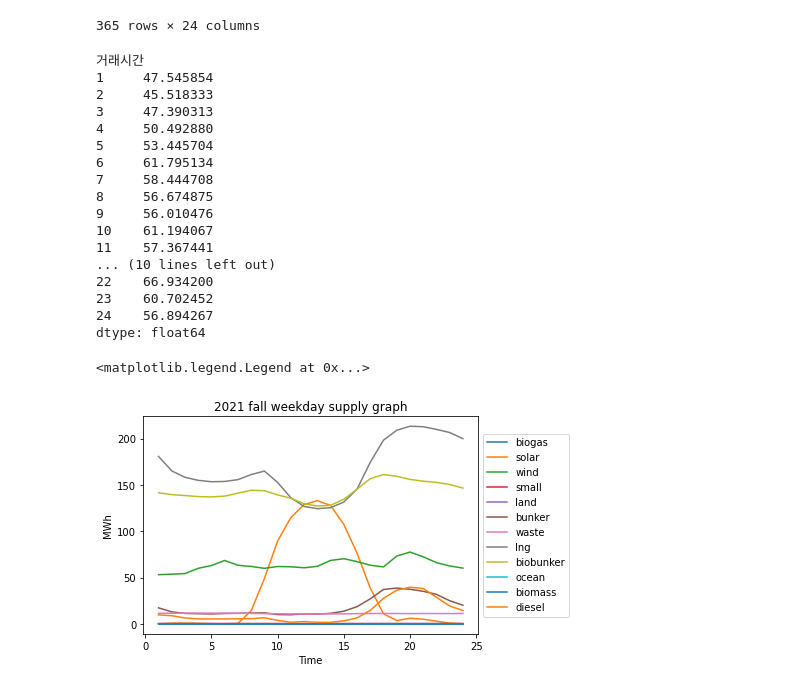
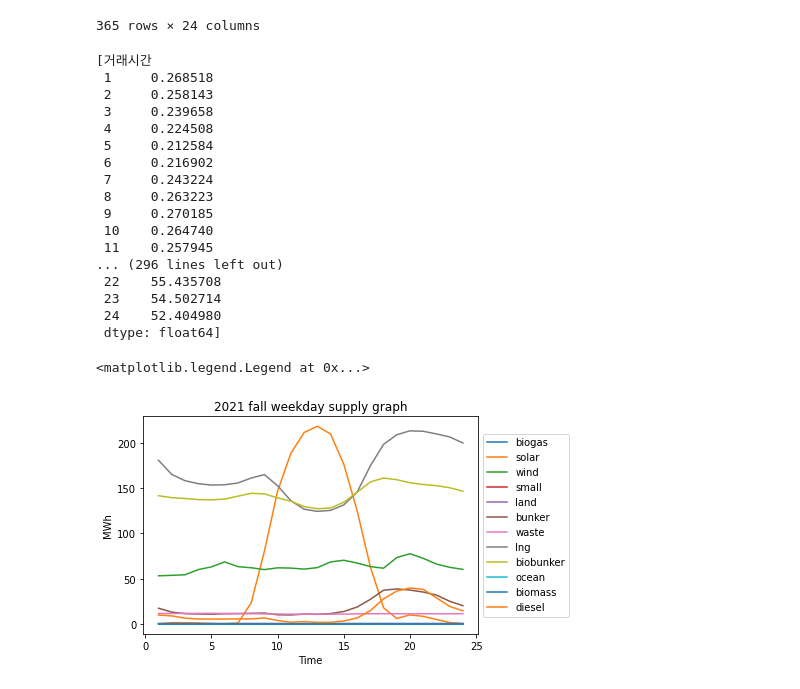
Before and after one commit to Koderjoon/Forecasting-Oversupply-of-Electricity, a Jupyter notebook: 제주.ipynb, the cells around one changed output. Cells and saved outputs as stored; diff of their text form; code cells hidden in the pictures.

```diff
--- a/제주.ipynb
+++ b/제주.ipynb
@@ -14,7 +14,8 @@ demand = pd.read_csv("한국전력거래소_시간별 제주 전력수요량_202
 # %%
+#column의 이름을 ['1시', '2시', '3시',...] 에서 [1,2,3...]으로 바꾸기 위한 코드
 name = {}
 for i in range(24):
-    name['{}시'.format(i+1)] = i+1
+    name[f'{i+1}시'] = i+1 #name = {'0시':0, '1시':1, '2시':2, .... ,'23시':23}
 
 demand = demand.rename(columns = name)
 # %%
@@ -48,14 +63,17 @@ dtype: float64
 # %%
-#ppa, 자가용 고려 -> 태양광*1.641688, 풍력의 경우 PPA, 자가용 거래량은 0
-renewable['태양광+풍력'] = renewable['제주태양광 총발전량(MWh)']*1.641688 +renewable['제주풍력 총발전량(MWh)']#ppa, 자가용 고려 -> 태양광*1.641688
-renewable = renewable.loc[renewable.index<='2021-12-31',['거래시간','태양광+풍력']]
-a = renewable.sort_index().groupby(["거래시간"]).head(365)
-final_renewable = a.pivot(columns = '거래시간', values = "태양광+풍력")
+#ppa, 자가용 고려 -> 태양광*1.6417246, 풍력의 경우 PPA, 자가용 거래량은 0
+renewable['태양광+풍력'] = renewable['제주태양광 총발전량(MWh)']*1.6417246 +renewable['제주풍력 총발전량(MWh)']
+rnw_2021 = renewable.loc[renewable.index<='2021-12-31',['거래시간','태양광+풍력']]
+
+#reshaping
+a = rnw_2021.sort_index().groupby(["거래시간"]).head(365)
+final_renewable = rnw_2021.pivot(columns = '거래시간', values = "태양광+풍력")
 
 col={}
 for i in range(24):
     col[i] = i+1
 
+#태양광 발전+풍력 발전량
 final_renewable = final_renewable.rename(columns = col)
 # %%
 demand = demand.set_index(final_renewable.index)
@@ -152,10 +170,11 @@ sup_dict = {
     "biomass" : supply[(supply.index<='2021-12-31')&(supply['연료원']=='바이오매스')],
     "diesel" : supply[(supply.index<='2021-12-31')&(supply['연료원']=='경유')]
 }
-sup_list = ['biogas','solar', 'wind', \
+sup_list_before_hvdc = ['biogas','solar', 'wind', \
+            'small', 'land', 'bunker', 'waste', 'lng', "biobunker", 'ocean', 'biomass', "diesel"]
+sup_list = ['HVDC','biogas','solar', 'wind', \
             'small', 'land', 'bunker', 'waste', 'lng', "biobunker", 'ocean', 'biomass', "diesel"]
 # sup_index =
-
 # coal = hard_coal.add(soft_coal)
 # coal['거래시간'] = (coal['거래시간']/2).astype(int)
 # coal['연료원'] = 'coal'
@@ -181,5 +200,5 @@ sup_dict['biobunker']
 | 2021-12-31 | 202.713336 | 186.139632 | 186.065712 | 190.824032 | 212.072840 | 208.502000 | 205.110976 | 205.633344 | 205.627800 | 196.046648 | ... | ... |
 365 rows × 24 columns
 # %%
-sup_dict['solar']*=3 # 여기서 *3 은 (ppa + 자가용발전)의 예측값
+sup_dict['solar']*=1.6417246 # 여기서 *1.6417246 은 태양광에너지 총 발전량(ppa + 자가용발전+거래량)의 예측값
 # %%
@@ -212,35 +231,35 @@ for year in range(2021,2035):
         fin_sup[i][1][2].append(x[((x.index>='2021-09-01')&(x.index<'2021-12-01'))&(x.index.dayofweek>4)].mean())#fall
         fin_sup[i][1][3].append(x[((x.index<'2021-03-01')|('2021-11-30'<x.index))&(x.index.dayofweek>4)].mean())#winter
 # %%
-fin_sup[0][0][0][2]
+fin_sup[0][0][0]
 # %% [output]
-거래시간
-1     47.545854
-2     45.518333
-3     47.390313
-4     50.492880
-5     53.445704
-6     61.795134
-7     58.444708
-8     56.674875
-9     56.010476
-10    61.194067
-11    57.367441
-... (10 lines left out)
-22    66.934200
-23    60.702452
-24    56.894267
-dtype: float64
+[거래시간
+ 1     0.268518
+ 2     0.258143
+ 3     0.239658
+ 4     0.224508
+ 5     0.212584
+ 6     0.216902
+ 7     0.243224
+ 8     0.263223
+ 9     0.270185
+ 10    0.264740
+ 11    0.257945
+... (296 lines left out)
+ 22    55.435708
+ 23    54.502714
+ 24    52.404980
+ dtype: float64]
 # %%
-b = pd.DataFrame(fin_sup[YEAR-2021][DAY][SEASON])
+b = pd.DataFrame(fin_sup[2021-2021][DAY][SEASON])
 g = b.T
 
 sup_column = {}
-for i, source in enumerate(sup_list):
+for i, source in enumerate(sup_list_before_hvdc):
     sup_column[i] = source
 
 g = g.rename(columns = sup_column)
-g.plot(xlabel = 'Time',ylabel = 'MWh',title = '{} {} {} supply graph'.format(YEAR,season[SEASON],day[DAY])).legend(loc='center left',bbox_to_anchor=(1.0, 0.5))
+g.plot(xlabel = 'Time',ylabel = 'MWh',title = '{} {} {} supply graph'.format(2021,season[SEASON],day[DAY])).legend(loc='center left',bbox_to_anchor=(1.0, 0.5))
 # %% [output]
 <matplotlib.legend.Legend at 0x...>
-[figure, old version]
+[figure, new version]
```
Also changed, not shown: parts of 25 cells of this notebook, 3 other files.
